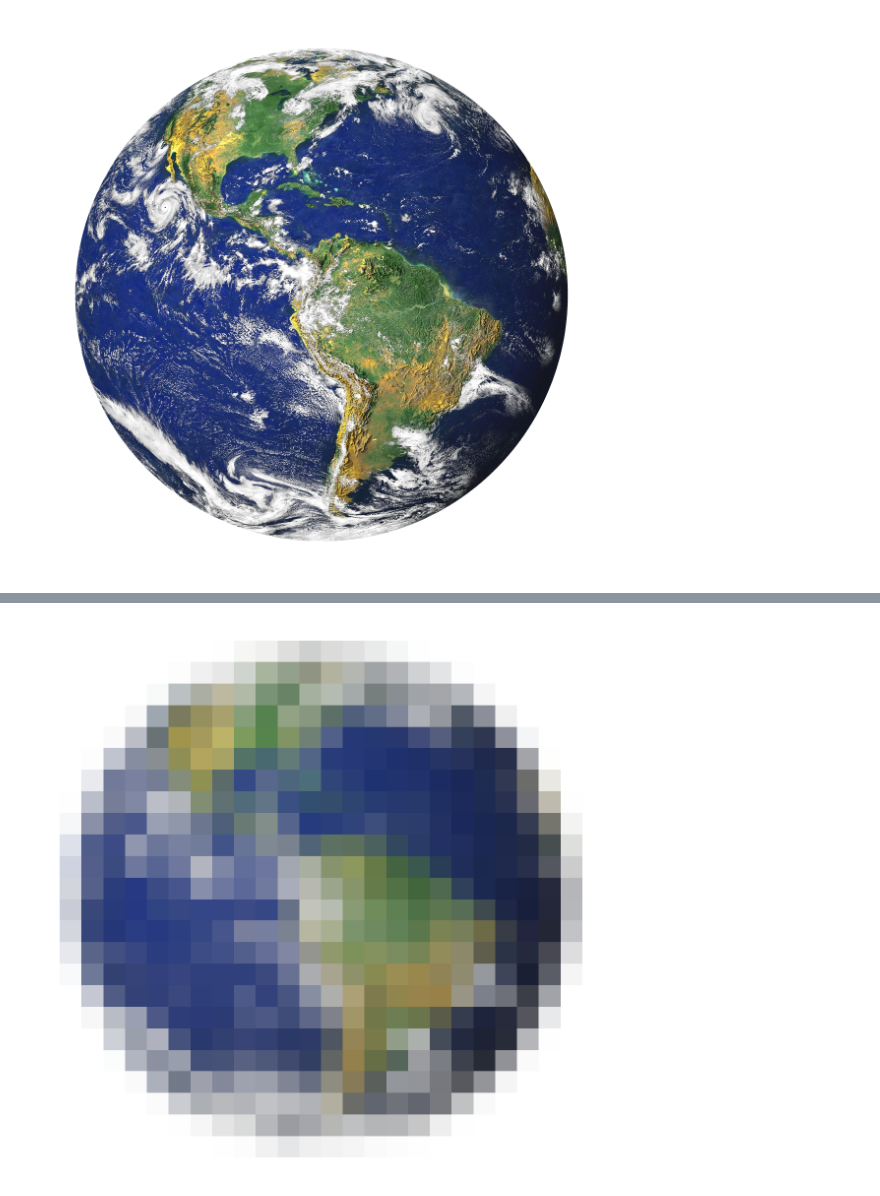
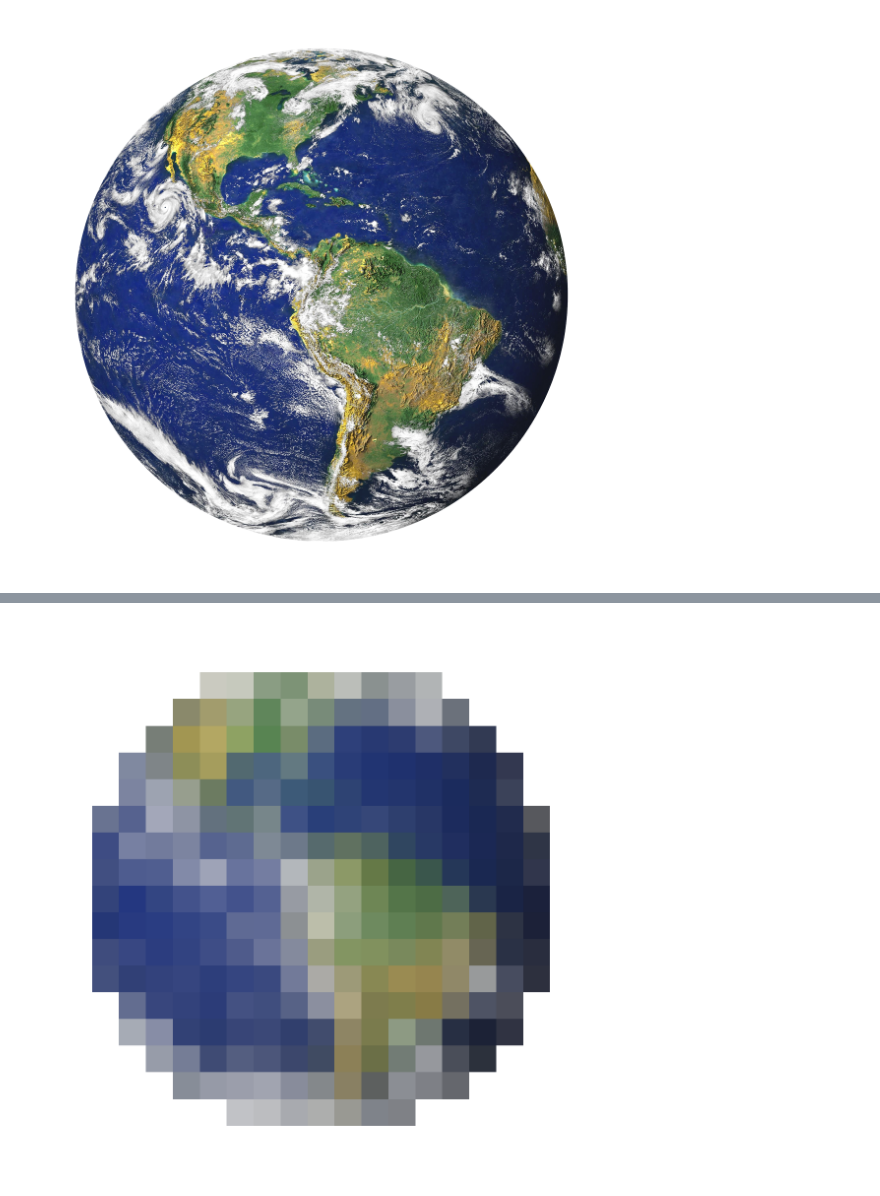
Before and after one commit to joypauls/earth-image-downsampling, a Jupyter notebook: testing.ipynb, the cells around one changed output, grey strips where cells are left out. Cells and saved outputs as stored; diff of their text form; code cells hidden in the pictures.

```diff
--- a/testing.ipynb
+++ b/testing.ipynb
@@ -9,7 +8,5 @@ img
 # %% [output]
 [figure]
 # %%
-compressed_size = (26, 26)
+compressed_size = (21, 21)
 img_compressed = img.resize(compressed_size, resample=Image.Resampling.BILINEAR)
-
-img_compressed
@@ -17,0 +13,13 @@ img_compressed
+# %%
+img_compressed_arr = np.array(img_compressed)
+
+# modify the alpha channel
+for pixel in np.nditer(img_compressed_arr[:,:,3], op_flags=["readwrite"], order="C"):
+  if pixel < 200:
+    pixel[...] = 0
+
+# img_compressed_arr[:,:,3]
+
+plt.imshow(img_compressed_arr[:,:,3], cmap='gray', vmin=0, vmax=255)
+# plt.legend()
+plt.show()
@@ -18,6 +28,5 @@ img_compressed
 # %%
-img_restored = img_compressed.resize(img.size, Image.Resampling.NEAREST)
-
+img_restored = Image.fromarray(img_compressed_arr).resize(img.size, Image.Resampling.NEAREST)
 img_restored
 # %% [output]
-[figure, old version]
+[figure, new version]
```
Also changed, not shown: parts of 6 cells of this notebook, 4 other files.
